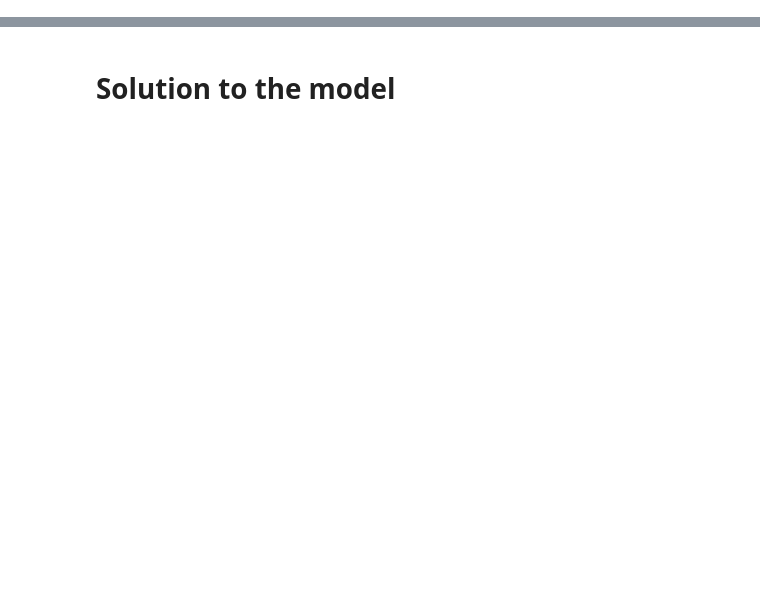
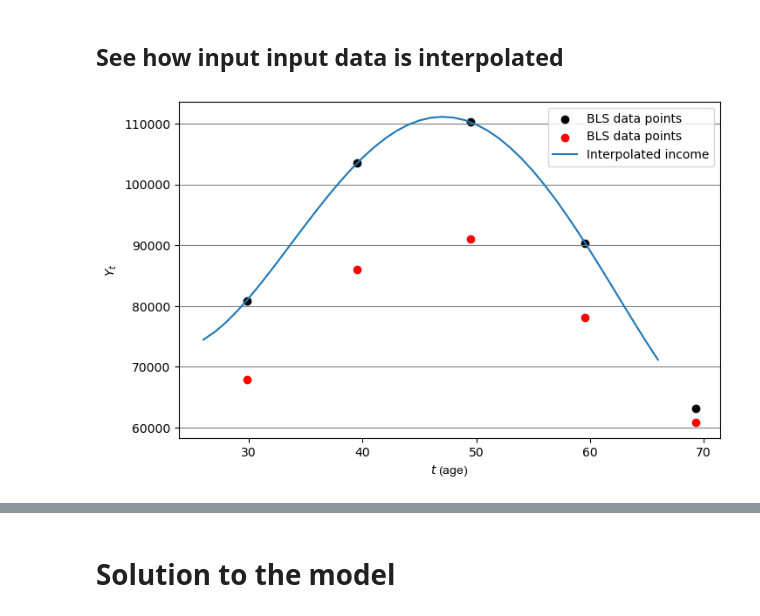
Before and after one commit to AsFyhn/DP-life-cycle, a Jupyter notebook: Run_all.ipynb, the cells around one changed output, grey strips where cells are left out. Saved outputs shown, nothing was run; the diff lists cells and outputs as text; code cells hidden in the pictures; blank space fills up the shorter version.

```diff
--- a/Run_all.ipynb
+++ b/Run_all.ipynb
@@ -29,0 +16,26 @@ import utils, model, egm, simulations, estimation
+# %% [markdown]
+## See how input input data is interpolated
+# %%
+# Setup
+par_data = model.gp_model()#**{'sigma_mu':0,'sigma_eta':0,'pi':0})
+# par_data.par.init_P = 1
+# Solve the model
+solObj = egm.solver(par_data.par)
+solObj.solve(do_print=False)
+sol = solObj.sol
+sim_data = simulations.Simulator(par_data.par, sol)
+sim_data = sim_data.main()
+
+fig = pg.PlotFigure(figsize=(8,5),fontname='Arial')
+# fig.add_plot(x=par_data.grid_age[:-1],y=sim_data.Y_avg,marker='o',color='grey',label='Model prediction of Y')
+fig.add_plot(x=list(par_data.income_data.keys()),y=list(par_data.income_data.values()),marker='o',color='black',label='BLS data points')
+fig.add_plot(x=list(par_data.consumption_data.keys()),y=list(par_data.consumption_data.values()),marker='o',color='red',label='BLS data points')
+fig.add_plot(x=par_data.grid_age,y=par_data.Ybar,linestyle='-',label='Interpolated income')
+fig.set_ylabel(f"$Y_t$")
+fig.set_xlabel(f"$t$ (age)")
+fig.add_gridlines(axis='y')
+fig.add_legend()
+# fig.save_figure(f'{local_path}/output/income_data.png')
+fig.show()
+# %% [output]
+[figure, added]
```
Also changed, not shown: parts of 46 cells of this notebook.
